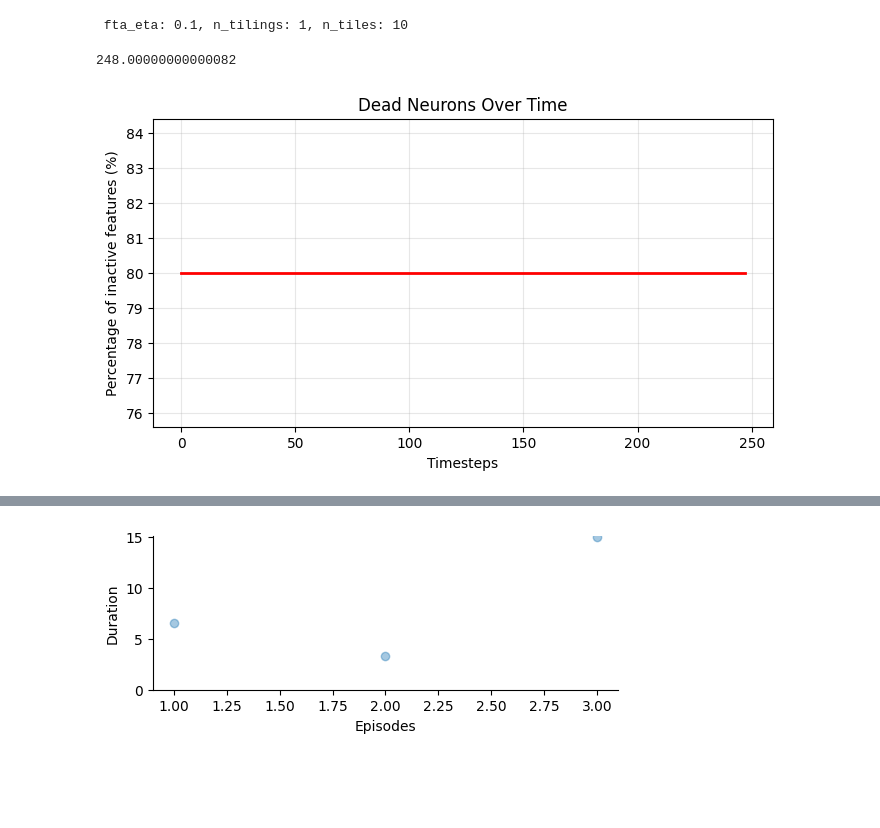
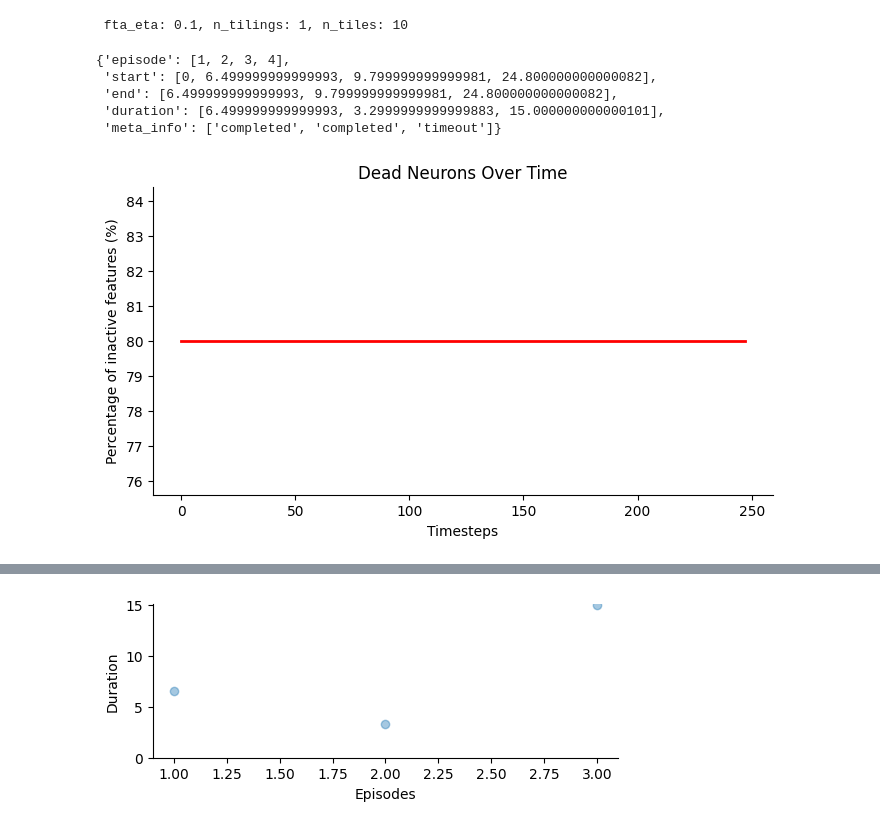
Before and after one commit to jadkins99/RatInABox, a Jupyter notebook: neuro_rl/test_sparsity.ipynb, the cells around one changed output, grey strips where cells are left out. Drawn from its saved outputs; the diff is of its cells as text; code cells hidden in the pictures; blank space fills up the shorter version.

```diff
--- a/neuro_rl/test_sparsity.ipynb
+++ b/neuro_rl/test_sparsity.ipynb
@@ -252,7 +252,7 @@ def plot_sparsity_over_episodes(all_episode_sparsity, all_episode_time):
     plt.legend()
     plt.show()
 # %%
-def compute_dead_neurons_percentage(runs_out_arrays, thres=0.1):
+def compute_dead_neurons_per_timestep(runs_out_arrays, thres=0.1):
     """
     Computes the average percentage of inactive (dead) features per timestep
     across multiple runs, truncating to the minimum number of timesteps.
@@ -288,6 +288,7 @@ def compute_dead_neurons_percentage(runs_out_arrays, thres=0.1):
     return np.array(dead_percent)
 
 
+
 def plot_dead_neurons_over_time(dead_percent, dt=0.1):
     """
     Plots percentage of inactive neurons over time.
@@ -302,5 +303,13 @@ def plot_dead_neurons_over_time(dead_percent, dt=0.1):
     plt.xlabel("Timesteps")
     plt.ylabel("Percentage of inactive features (%)")
     plt.title("Dead Neurons Over Time")
-    plt.grid(True, alpha=0.3)
+
+    # Remove grid
+    plt.grid(False)
+
+    # Remove top and right borders
+    ax = plt.gca()
+    ax.spines['top'].set_visible(False)
+    ax.spines['right'].set_visible(False)
+
     plt.show()
@@ -324,11 +400,15 @@ for i in tqdm(range(num_runs), desc="Running experiments"):
 # %% [output]
  fta_eta: 0.1, n_tilings: 1, n_tiles: 10
 # %%
-env.t/env.dt
+env.episodes
 # %% [output]
-248.00000000000082
+{'episode': [1, 2, 3, 4],
+ 'start': [0, 6.499999999999993, 9.799999999999981, 24.800000000000082],
+ 'end': [6.499999999999993, 9.799999999999981, 24.800000000000082],
+ 'duration': [6.499999999999993, 3.2999999999999883, 15.000000000000101],
+ 'meta_info': ['completed', 'completed', 'timeout']}
 # %%
-dead_neurons_per_timestep = compute_dead_neurons_percentage(runs_out_arrays, thres=0.1)
+dead_neurons_per_timestep = compute_dead_neurons_per_timestep(runs_out_arrays, thres=0.1)
 plot_dead_neurons_over_time(dead_neurons_per_timestep, dt=DT)
 # %% [output]
-[figure, old version]
+[figure, new version]
```
Also changed, not shown: parts of 2 cells of this notebook, 1 other file.
